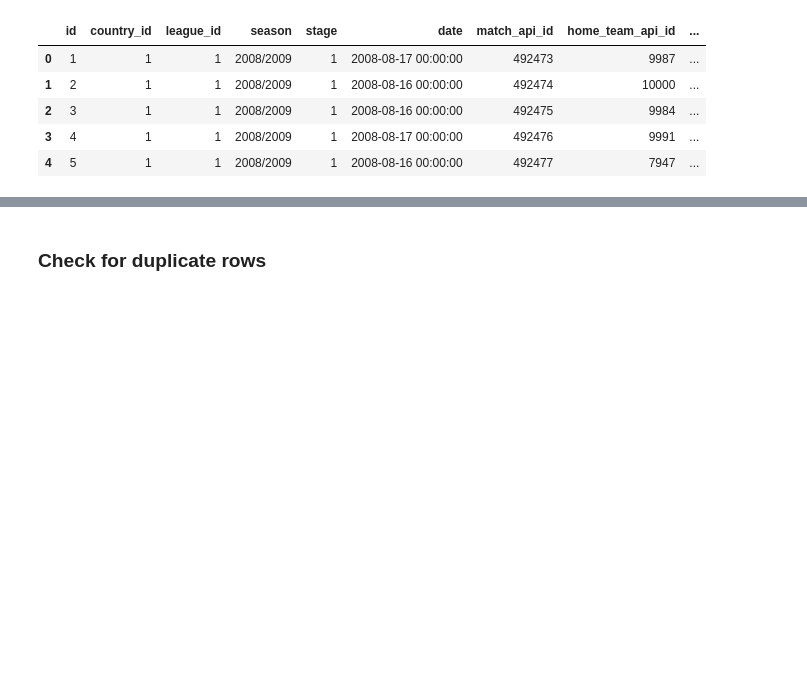
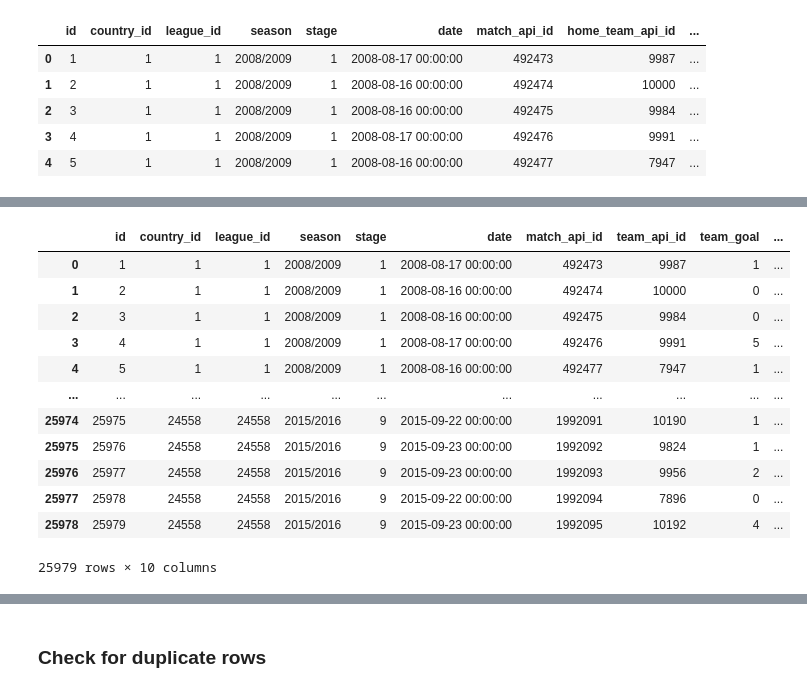
Before and after one commit to Cofucan/football_data_analysis, a Jupyter notebook: football_analysis.ipynb, the cells around one changed output, grey strips where cells are left out. Drawn from its saved outputs; the diff is of its cells as text; code cells hidden in the pictures; blank space fills up the shorter version.

```diff
--- a/football_analysis.ipynb
+++ b/football_analysis.ipynb
@@ -121,12 +120,14 @@ list(enumerate(df_match.columns, start=0))
  (113, 'BSD'),
  (114, 'BSA')]
 # %%
-# Storing the table columns in a variable
-match_columns = df_match.columns
+# Creating a function to store all columns that will be removed from the Match table
+def match_columns_to_delete():
+    # Storing the table columns in a variable
+    match_columns = df_match.columns
 
-# Creating a list of all columns to be deleted
-# match_columns_to_delete = [head for head in match_columns if head.find('player')>0 or head.find('365')>0 or len(head)==3]
-match_columns_to_delete = match_columns[11:]
+    # Creating a list of all columns to be deleted
+    # match_columns_to_delete = [head for head in match_columns if head.find('player')>0 or head.find('365')>0 or len(head)==3]
+    match_columns_to_delete = match_columns[11:]
 
-# Confirming changes
-match_columns_to_delete
+    # Confirming changes
+    return match_columns_to_delete
@@ -142 +134,4 @@ Index(['home_player_X1', 'home_player_X2', 'home_player_X3', 'home_player_X4',
+# %%
+# Dropping unwanted columns
+df_match.drop(columns=match_columns_to_delete(), inplace=True)
 # %%
@@ -154,0 +154,25 @@ df_match_ed.head()
+# %%
+# Creating a table for home team by dropping away team columns
+df_match_h = df_match.drop(columns=['away_team_api_id', 'away_team_goal'])
+
+# Adding a column to specifty these are home matches
+df_match_h['side'] = 'home'
+
+# Renaming the columns since I've seperated the home and away matches
+df_match_h.rename(columns={'home_team_api_id':'team_api_id', 'home_team_goal':'team_goal'}, inplace = True)
+
+df_match_h
+# %% [output]
+|  | id | country_id | league_id | season | stage | date | match_api_id | team_api_id | team_goal | ... |
+| 0 | 1 | 1 | 1 | 2008/2009 | 1 | 2008-08-17 00:00:00 | 492473 | 9987 | 1 | ... |
+| 1 | 2 | 1 | 1 | 2008/2009 | 1 | 2008-08-16 00:00:00 | 492474 | 10000 | 0 | ... |
+| 2 | 3 | 1 | 1 | 2008/2009 | 1 | 2008-08-16 00:00:00 | 492475 | 9984 | 0 | ... |
+| 3 | 4 | 1 | 1 | 2008/2009 | 1 | 2008-08-17 00:00:00 | 492476 | 9991 | 5 | ... |
+| 4 | 5 | 1 | 1 | 2008/2009 | 1 | 2008-08-16 00:00:00 | 492477 | 7947 | 1 | ... |
+| ... | ... | ... | ... | ... | ... | ... | ... | ... | ... | ... |
+| 25974 | 25975 | 24558 | 24558 | 2015/2016 | 9 | 2015-09-22 00:00:00 | 1992091 | 10190 | 1 | ... |
+| 25975 | 25976 | 24558 | 24558 | 2015/2016 | 9 | 2015-09-23 00:00:00 | 1992092 | 9824 | 1 | ... |
+| 25976 | 25977 | 24558 | 24558 | 2015/2016 | 9 | 2015-09-23 00:00:00 | 1992093 | 9956 | 2 | ... |
+| 25977 | 25978 | 24558 | 24558 | 2015/2016 | 9 | 2015-09-22 00:00:00 | 1992094 | 7896 | 0 | ... |
+| 25978 | 25979 | 24558 | 24558 | 2015/2016 | 9 | 2015-09-23 00:00:00 | 1992095 | 10192 | 4 | ... |
+25979 rows × 10 columns
```
Also changed, not shown: parts of 63 cells of this notebook.
